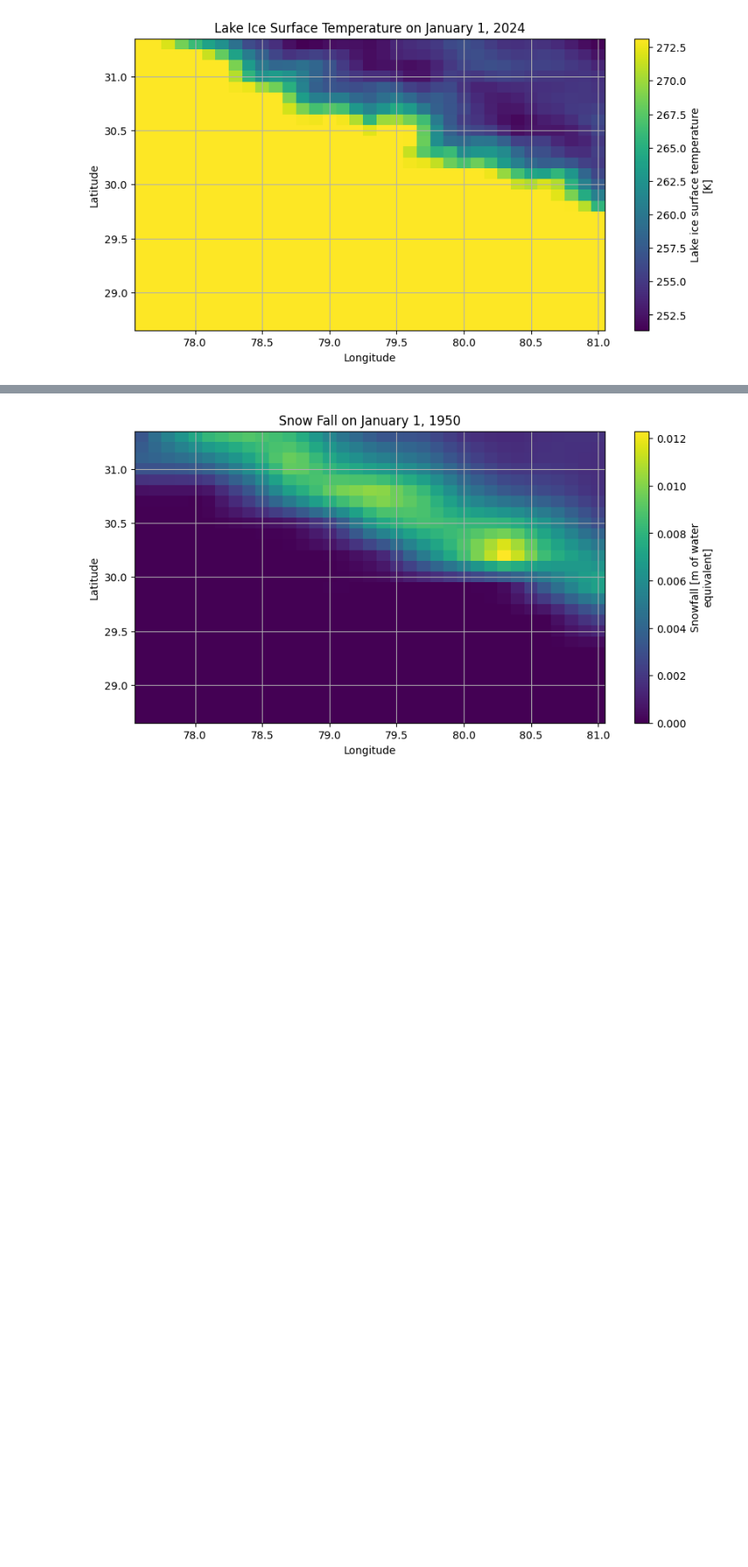
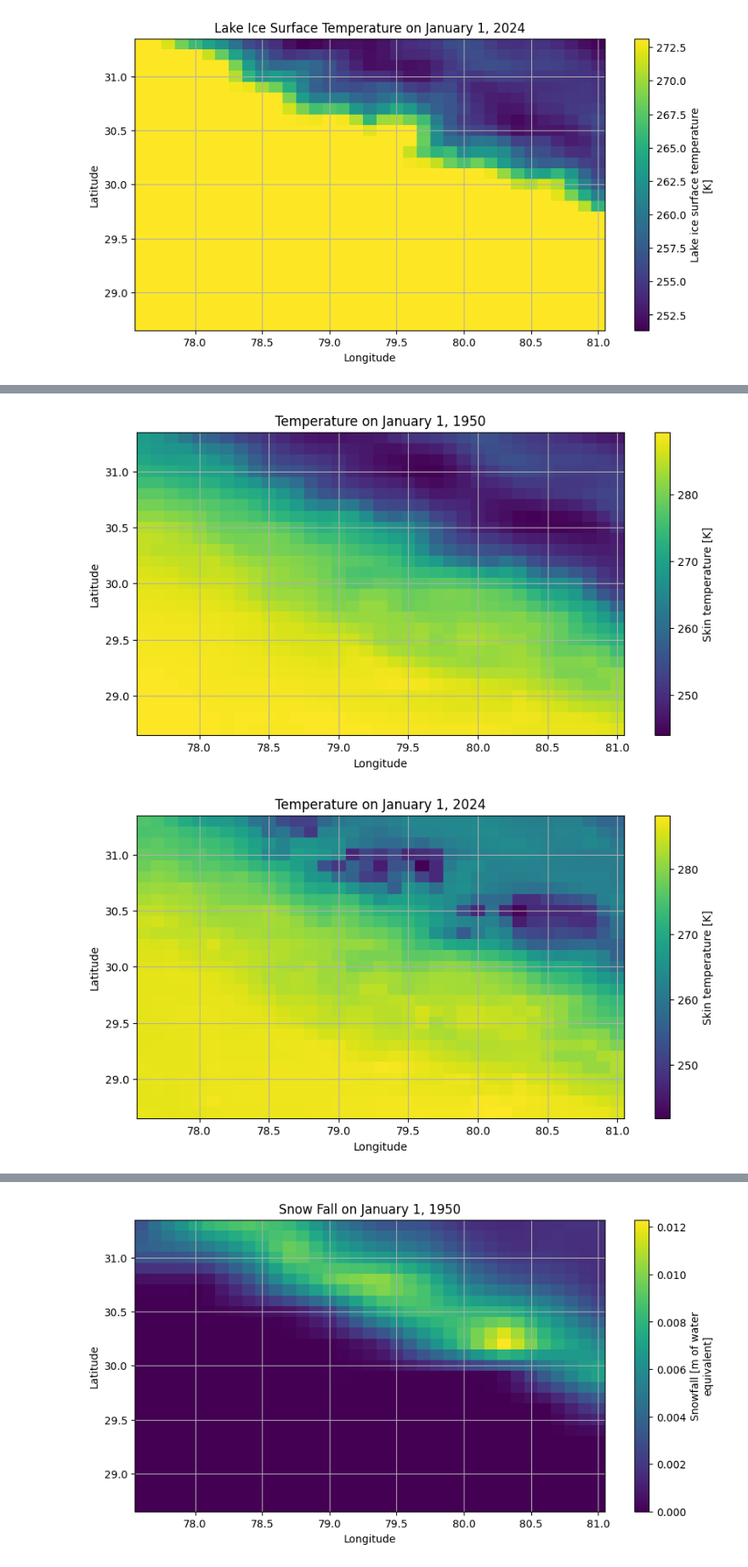
Before and after one commit to Tinitin2003/Climate-Geospatial-Analysis-of-Uttarakhand, a Jupyter notebook: notebook.ipynb, the cells around one changed output, grey strips where cells are left out. Shown at 85% size. Drawn from its saved outputs; the diff is of its cells as text; code cells hidden in the pictures; blank space fills up the shorter version.

```diff
--- a/notebook.ipynb
+++ b/notebook.ipynb
@@ -174,3 +174,24 @@ plt.show()
+# %%
+# Plot Skin Temperature for January 1, 1950
+plt.figure(figsize=(10, 5))
+ds.skt.sel(time='1950-01-01').plot()
+plt.title('Temperature on January 1, 1950')
+plt.xlabel('Longitude')
+plt.ylabel('Latitude')
+plt.grid(True)
+plt.show()
+
+# Plot Skin Temperature for January 1, 2024
+plt.figure(figsize=(10, 5))
+ds.skt.sel(time='2024-01-01').plot()
+plt.title('Temperature on January 1, 2024')
+plt.xlabel('Longitude')
+plt.ylabel('Latitude')
+plt.grid(True)
+plt.show()
+# %% [output]
+[figure, added]
+[figure, added]
 # %%
 # Plot Snow Density for January 1, 1950
 plt.figure(figsize=(10, 5))
```
Also changed, not shown: parts of 2 cells of this notebook, 1 other file.
